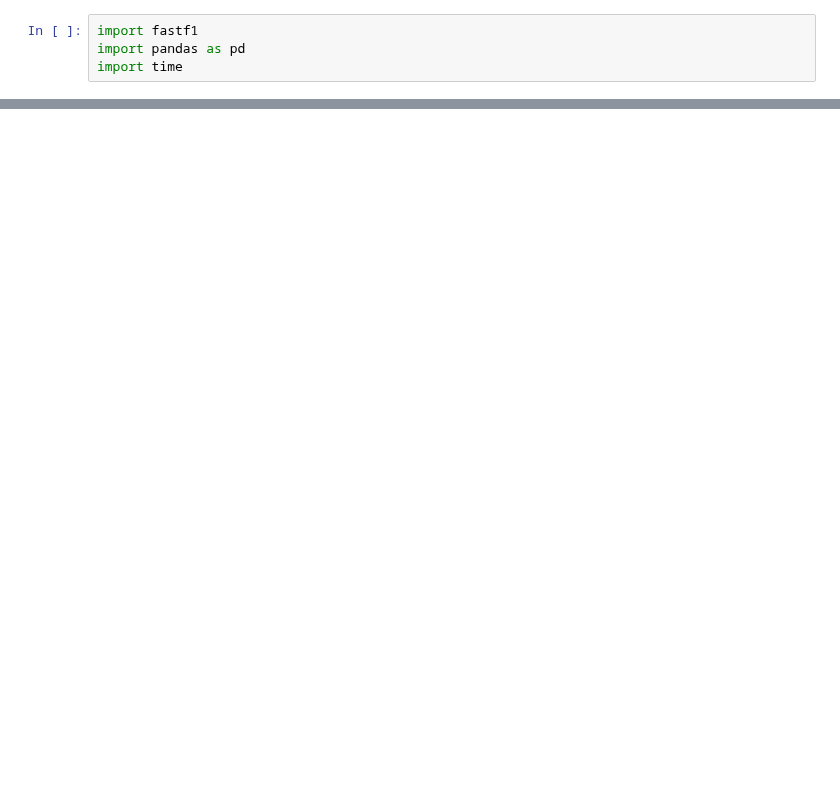
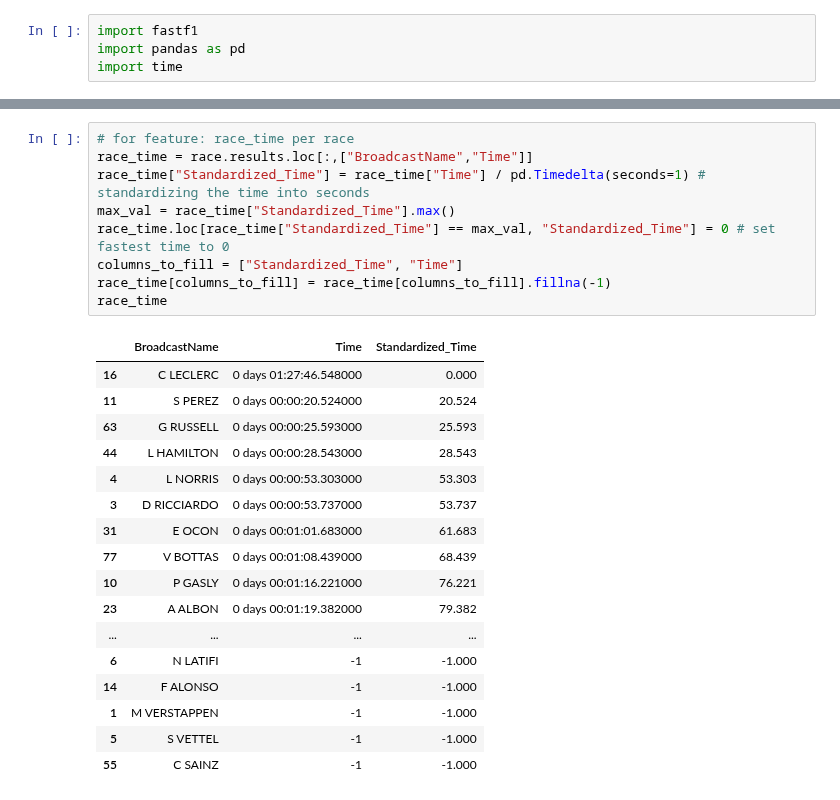
Before and after one commit to rohank36/f1, a Jupyter notebook: data.ipynb, the cells around one changed output, grey strips where cells are left out. Saved outputs shown, nothing was run; the diff lists cells and outputs as text; blank space fills up the shorter version.

```diff
--- a/data.ipynb
+++ b/data.ipynb
@@ -4,0 +32,27 @@ import time
+# %%
+# for feature: race_time per race
+race_time = race.results.loc[:,["BroadcastName","Time"]]
+race_time["Standardized_Time"] = race_time["Time"] / pd.Timedelta(seconds=1) # standardizing the time into seconds
+max_val = race_time["Standardized_Time"].max()
+race_time.loc[race_time["Standardized_Time"] == max_val, "Standardized_Time"] = 0 # set fastest time to 0
+columns_to_fill = ["Standardized_Time", "Time"]
+race_time[columns_to_fill] = race_time[columns_to_fill].fillna(-1)
+race_time
+# %% [output]
+|  | BroadcastName | Time | Standardized_Time |
+| 16 | C LECLERC | 0 days 01:27:46.548000 | 0.000 |
+| 11 | S PEREZ | 0 days 00:00:20.524000 | 20.524 |
+| 63 | G RUSSELL | 0 days 00:00:25.593000 | 25.593 |
+| 44 | L HAMILTON | 0 days 00:00:28.543000 | 28.543 |
+| 4 | L NORRIS | 0 days 00:00:53.303000 | 53.303 |
+| 3 | D RICCIARDO | 0 days 00:00:53.737000 | 53.737 |
+| 31 | E OCON | 0 days 00:01:01.683000 | 61.683 |
+| 77 | V BOTTAS | 0 days 00:01:08.439000 | 68.439 |
+| 10 | P GASLY | 0 days 00:01:16.221000 | 76.221 |
+| 23 | A ALBON | 0 days 00:01:19.382000 | 79.382 |
+| ... | ... | ... | ... |
+| 6 | N LATIFI | -1 | -1.000 |
+| 14 | F ALONSO | -1 | -1.000 |
+| 1 | M VERSTAPPEN | -1 | -1.000 |
+| 5 | S VETTEL | -1 | -1.000 |
+| 55 | C SAINZ | -1 | -1.000 |
```
Also changed, not shown: parts of 33 cells of this notebook, 19 other files.
